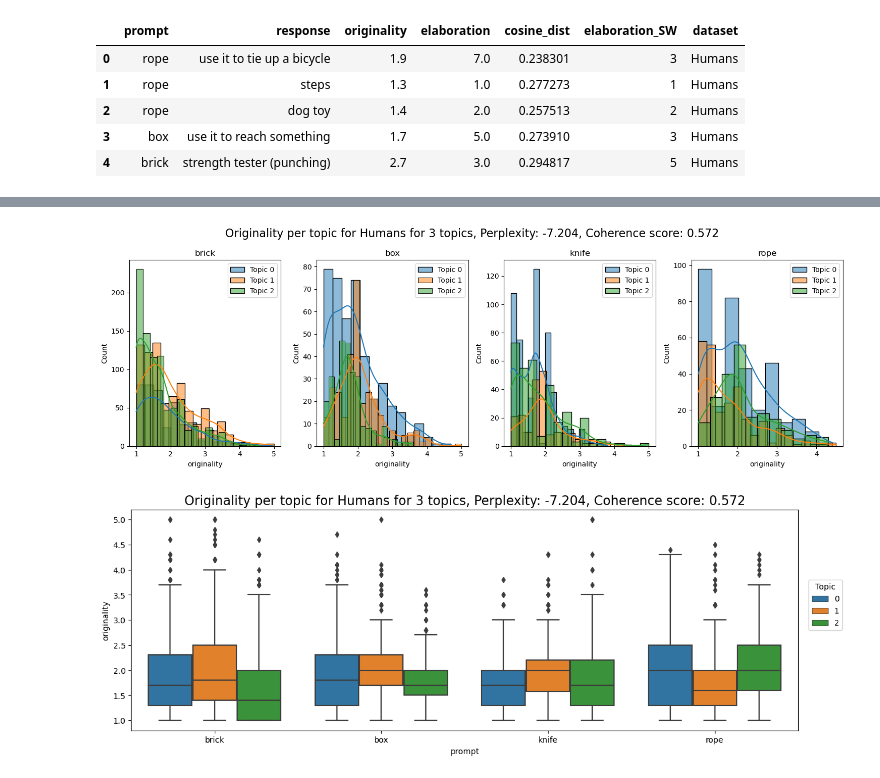
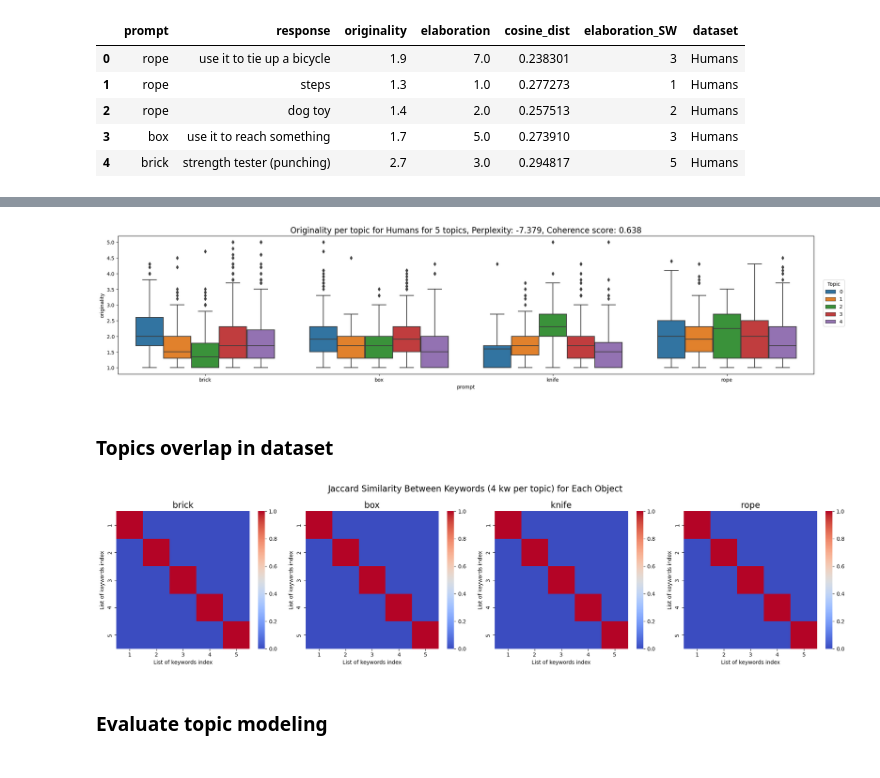
Before and after one commit to Maximelel/LLM_creativity_aut, a Jupyter notebook: benchmark.ipynb, the cells around one changed output, grey strips where cells are left out. Drawn from its saved outputs; the diff is of its cells as text; code cells hidden in the pictures.

Commit message:
push topic modeling

```diff
--- a/benchmark.ipynb
+++ b/benchmark.ipynb
@@ -473,5 +446,5 @@ def create_lda_model(df, object, num_topics):
 # %%
-num_topics = 3
+num_topics = 5
 
 # generate LDA model for each object
 lda_model_brick = create_lda_model(humans, 'brick', num_topics=num_topics)
@@ -480,9 +453,6 @@ lda_model_knife = create_lda_model(humans, 'knife', num_topics=num_topics)
 lda_model_rope = create_lda_model(humans, 'rope', num_topics=num_topics)
 
 lda_model_list = [lda_model_brick, lda_model_box, lda_model_knife, lda_model_rope]
-
-humans_topic,  perplexity, coherence_score = assign_topic_all(humans, lda_model_list, print_keywords = True, num_topics = num_topics)
-#plot_originality_per_topic(humans, lda_model_list, model = "Humans", print_keywords = True, num_topics = num_topics)
 # %% [output]
 Number of documents in corpus for object "brick": 4056
 Number of documents in corpus for object "box": 2703
@@ -503,0 +461,6 @@ Object: rope, Topic 3, Keywords: ['make', 'tying', 'using', 'piece', 'bridge']
+# %%
+num_words = 4
+
+humans_topic,  df_kw_per_topic, perplexity, coherence_score, coherence_score_per_topic = assign_topic_all(humans, lda_model_list, print_keywords = True, num_topics = num_topics, num_words = num_words)
+df_kw_per_topic['coherence_score'] = np.array(coherence_score_per_topic).reshape(-1)
+df_kw_per_topic.head()
@@ -526,23 +496,13 @@ sns.histplot(data = humans_topic, x = 'prompt', hue = 'topic', hue_order = [0, 1
 # %%
-# histplot
-fig, axs = plt.subplots(1, 4, figsize=(15, 5))
-for i, object in enumerate(objects):
-    for j in range(num_topics):
-        sns.histplot(data=humans_topic[(humans_topic['prompt'] == object) & (humans_topic['topic'] == j)], x = 'originality', kde = True, ax=axs[i], label = f"Topic {j}")
-    axs[i].set_title(f"{object}")
-    axs[i].legend()
-plt.suptitle(f"Originality per topic for Humans for {num_topics} topics, Perplexity: {np.array(perplexity).mean().round(3)}, Coherence score: {np.array(coherence_score).mean().round(3)}", fontsize = 16)
-plt.tight_layout()
-plt.show()
-
 # boxplots
-plt.figure(figsize=(15, 5))
-sns.boxplot(data=humans_topic, x='prompt', y='originality', hue = 'topic', hue_order = [0, 1, 2])
+plt.figure(figsize=(25, 5))
+sns.boxplot(data=humans_topic, x='prompt', y='originality', hue = 'topic', hue_order = np.arange(num_topics).tolist())
 #plt.title("Originality per topic")
 plt.title(f"Originality per topic for Humans for {num_topics} topics, Perplexity: {np.array(perplexity).mean().round(3)}, Coherence score: {np.array(coherence_score).mean().round(3)}", fontsize = 16)
 
 plt.legend(title = 'Topic', bbox_to_anchor=(1.01, 0.7), loc='upper left')
 plt.show()
 # %% [output]
-[figure, old version]
+[figure, new version]
-[figure, removed]
+# %% [markdown]
+### Topics overlap in dataset
@@ -548,0 +517,25 @@ plt.show()
+# %%
+fig, axs = plt.subplots(1, 4, figsize = (20,5))
+for idx, object in enumerate(objects):
+
+    keyword_lists = df_kw_per_topic[df_kw_per_topic['object'] == object]['keywords'].tolist()
+
+    # Calculate Jaccard similarity matrix
+    num_lists = len(keyword_lists)
+    similarity_matrix = np.zeros((num_lists, num_lists))
+    for i in range(num_lists):
+        for j in range(i, num_lists):
+            similarity_matrix[i, j] = jaccard_similarity(keyword_lists[i], keyword_lists[j])
+            similarity_matrix[j, i] = similarity_matrix[i, j]  # Symmetric matrix
+    # Plot heatmap
+    sns.heatmap(similarity_matrix, annot=False, cmap='coolwarm', fmt='.2f', xticklabels=range(1, num_lists + 1), yticklabels=range(1, num_lists + 1), ax = axs[idx])
+    axs[idx].set_xlabel('List of keywords index')
+    axs[idx].set_ylabel('List of keywords index')
+    axs[idx].set_title(object, fontsize = 16)
+plt.suptitle(f"Jaccard Similarity Between Keywords ({num_words} kw per topic) for Each Object", fontsize = 16)
+plt.tight_layout()
+plt.show()
+# %% [output]
+[figure, added]
+# %% [markdown]
+### Evaluate topic modeling
```
Also changed, not shown: parts of 29 cells of this notebook, 1 other file.
